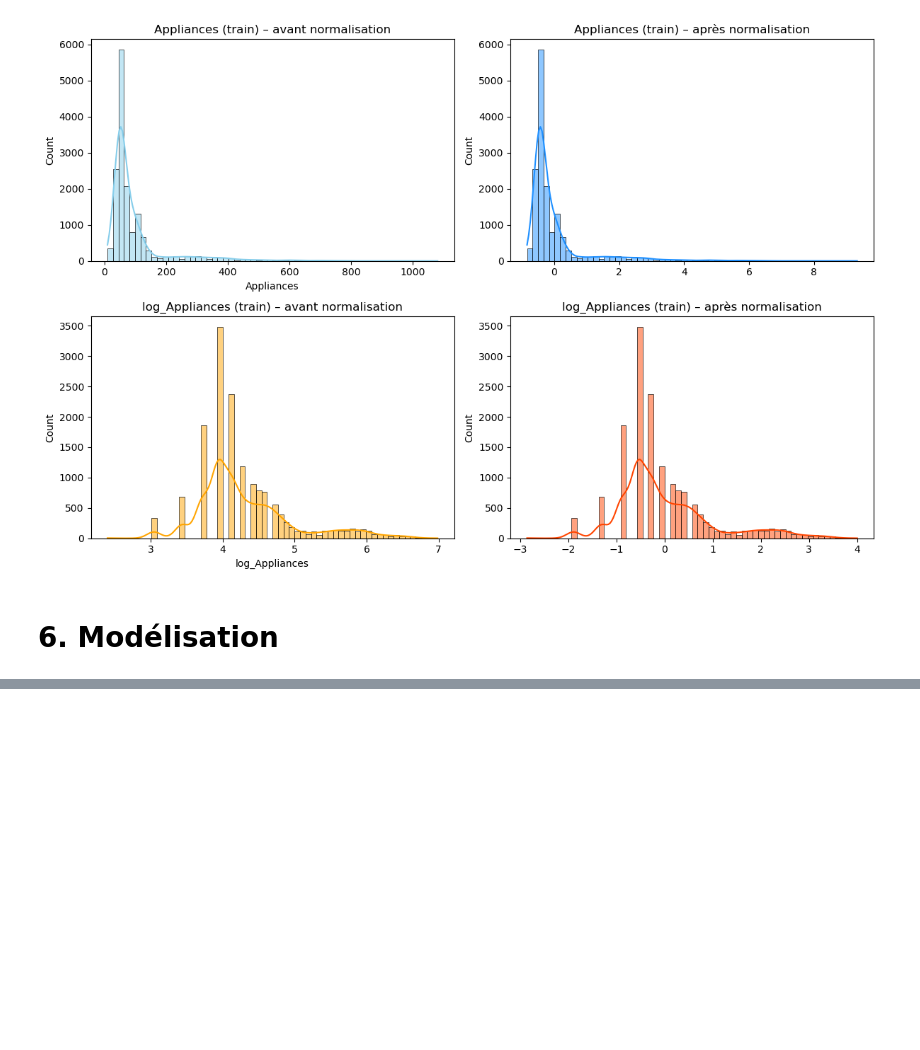
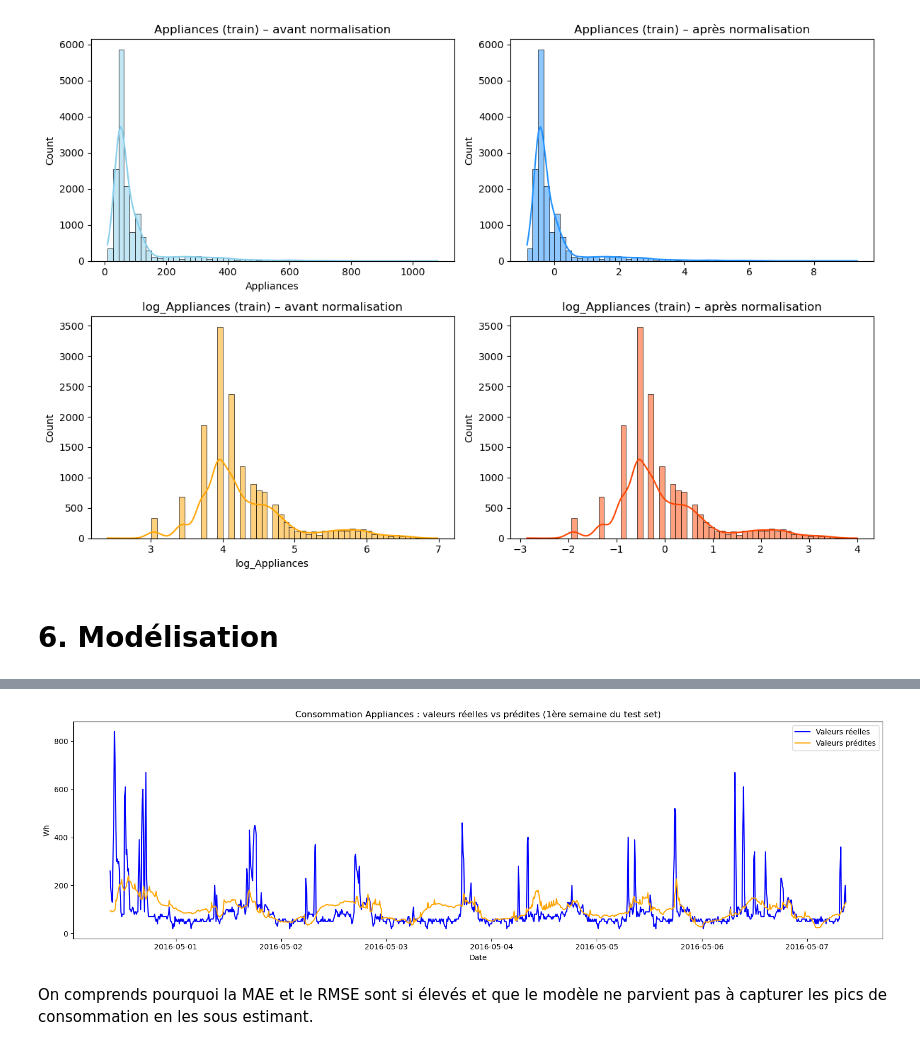
Before and after one commit to issagith/energy-consumption-prediction, a Jupyter notebook: main.ipynb, the cells around one changed output, grey strips where cells are left out. Cells and saved outputs as stored; diff of their text form; code cells hidden in the pictures; blank space fills up the shorter version.

```diff
--- a/main.ipynb
+++ b/main.ipynb
@@ -938,0 +1185,19 @@ plt.show()
+# %%
+# Sélection de la première semaine du test set
+first_week_idx = y_test.index[:7*24*6]  # 7 jours * 24h * 6 pas de 10min = 1008 points
+y_true_week = y_test.loc[first_week_idx]
+y_pred_week = y_pred_test[:len(y_true_week)]
+
+plt.figure(figsize=(16, 5))
+plt.plot(y_true_week.index, y_true_week.values, label='Valeurs réelles', color='blue')
+plt.plot(y_true_week.index, y_pred_week, label='Valeurs prédites', color='orange')
+plt.title("Consommation Appliances : valeurs réelles vs prédites (1ère semaine du test set)")
+plt.xlabel("Date")
+plt.ylabel("Wh")
+plt.legend()
+plt.tight_layout()
+plt.show()
+# %% [output]
+[figure, added]
+# %% [markdown]
+On comprends pourquoi la MAE et le RMSE sont si élevés et que le modèle ne parvient pas à capturer les pics de consommation en les sous estimant.
```
Also changed, not shown: parts of 54 cells of this notebook.
